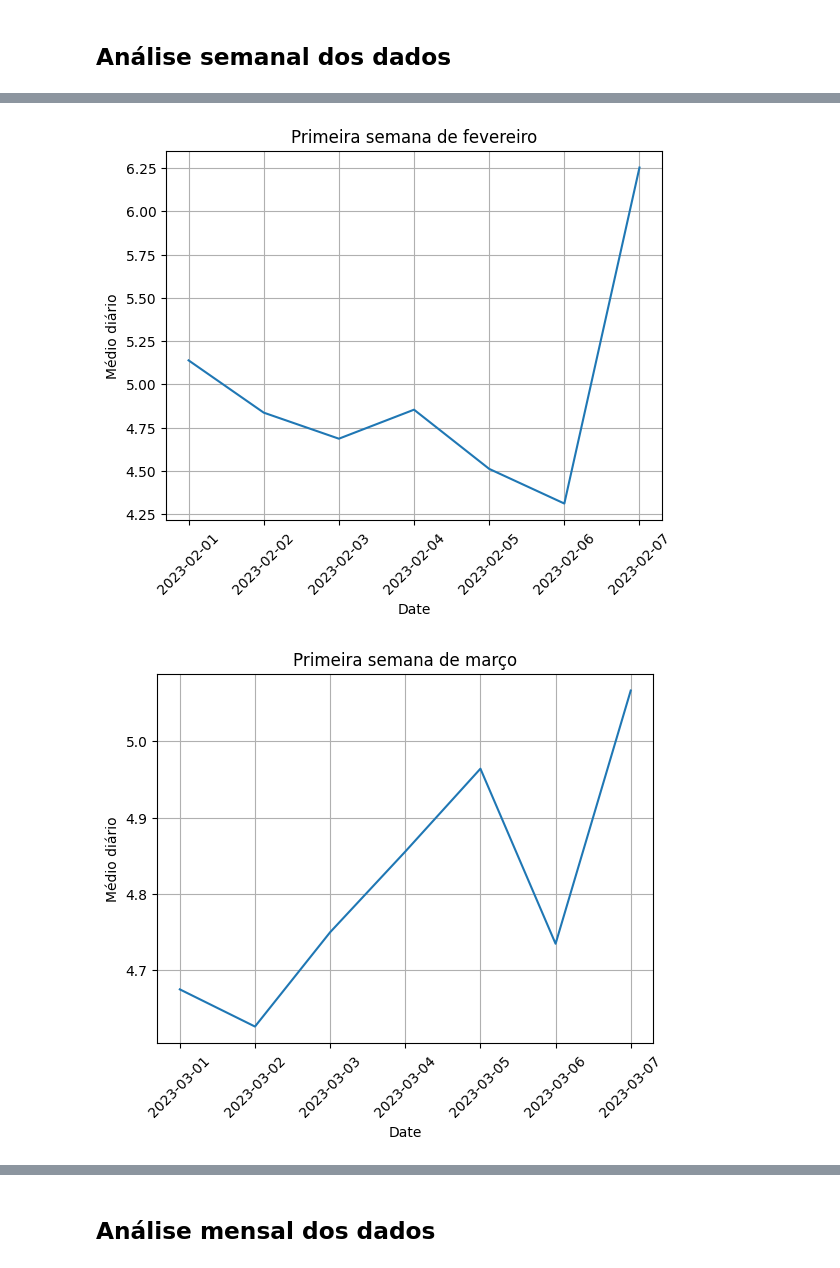
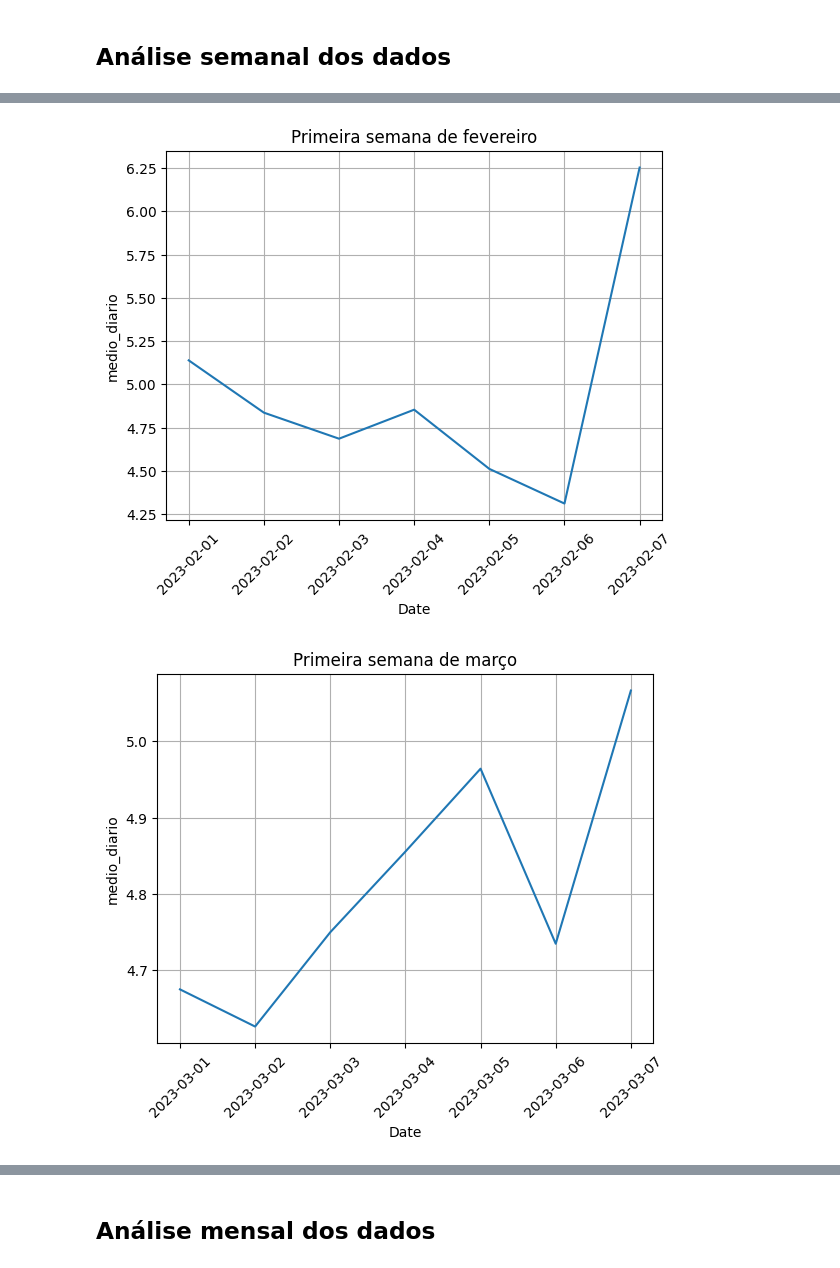
Before and after one commit to V-kr0pt/vivix_energy_consumption, a Jupyter notebook: data_visual.ipynb, the cells around one changed output, grey strips where cells are left out. Drawn from its saved outputs; the diff is of its cells as text; code cells hidden in the pictures.

```diff
--- a/data_visual.ipynb
+++ b/data_visual.ipynb
@@ -102,31 +102,31 @@ end_date = '2023-02-07'
 week_data = data[(data['Data'] >= start_date) & (data['Data'] <= end_date)]
 
 # Plot the desired columns
-plt.plot(week_data['Data'], week_data['Médio diário'])
+plt.plot(week_data['Data'], week_data['medio_diario'])
 plt.xticks(rotation=45)
 plt.xlabel('Date')
-plt.ylabel('Médio diário')
+plt.ylabel('medio_diario')
 plt.title('Primeira semana de fevereiro')
 plt.grid()
 plt.show()
 # %% [output]
-[figure, old version]
+[figure, new version]
 # %%
 # Filter the data for one week
 start_date = '2023-03-01'
 end_date = '2023-03-07'
 week_data = data[(data['Data'] >= start_date) & (data['Data'] <= end_date)]
 
 # Plot the desired columns
-plt.plot(week_data['Data'], week_data['Médio diário'])
+plt.plot(week_data['Data'], week_data['medio_diario'])
 plt.xticks(rotation=45)
 plt.xlabel('Date')
-plt.ylabel('Médio diário')
+plt.ylabel('medio_diario')
 plt.title('Primeira semana de março')
 plt.grid()
 plt.show()
 # %% [output]
-[figure, old version]
+[figure, new version]
 # %%
 # Filter the data for one week
 start_date = '2023-04-01'
```
Also changed, not shown: parts of 11 cells of this notebook.
